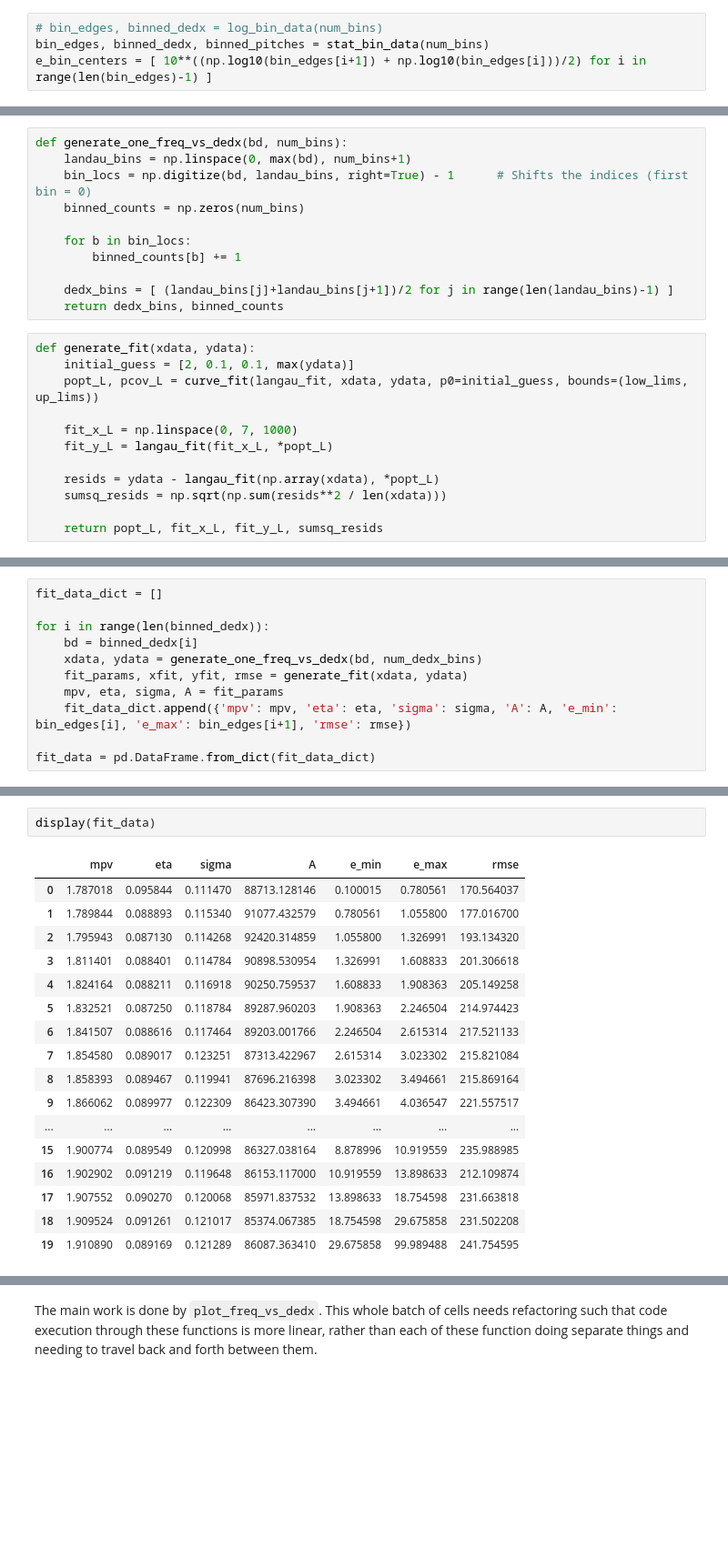
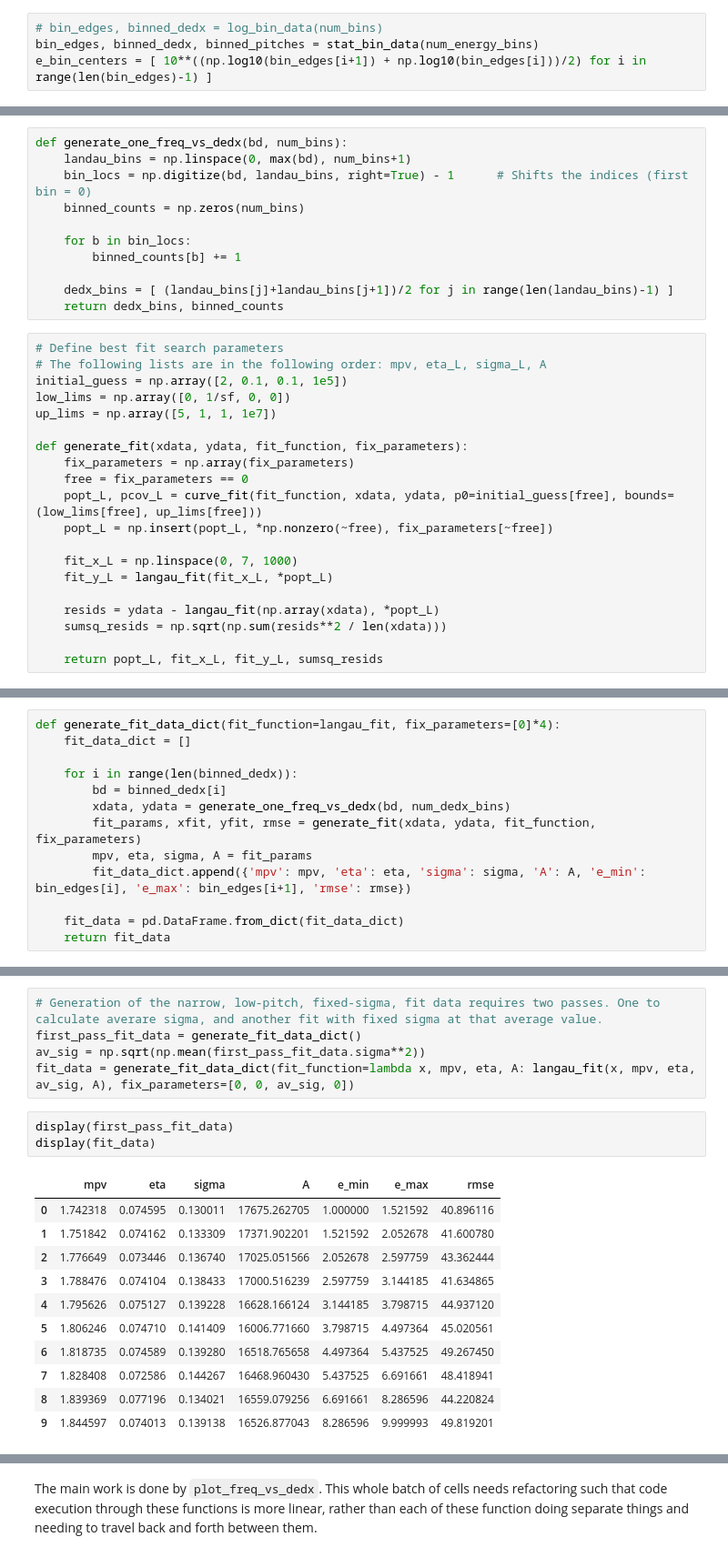
Before and after one commit to socrossley/Cosmic_Muon_CER, a Jupyter notebook: Fit.ipynb, the cells around one changed output, grey strips where cells are left out. Shown at 91% size. Drawn from its saved outputs; the diff is of its cells as text; blank space fills up the shorter version.

```diff
--- a/Fit.ipynb
+++ b/Fit.ipynb
@@ -119,7 +123,7 @@ def stat_bin_data(num_bins=10):
     return bin_edges, binned_dedx, binned_pitches
 # %%
 # bin_edges, binned_dedx = log_bin_data(num_bins)
-bin_edges, binned_dedx, binned_pitches = stat_bin_data(num_bins)
+bin_edges, binned_dedx, binned_pitches = stat_bin_data(num_energy_bins)
 e_bin_centers = [ 10**((np.log10(bin_edges[i+1]) + np.log10(bin_edges[i]))/2) for i in range(len(bin_edges)-1) ]
 # %% [markdown]
 The following cells generate the Landau fits.
@@ -148,9 +148,17 @@ def generate_one_freq_vs_dedx(bd, num_bins):
     dedx_bins = [ (landau_bins[j]+landau_bins[j+1])/2 for j in range(len(landau_bins)-1) ]
     return dedx_bins, binned_counts
 # %%
-def generate_fit(xdata, ydata):
-    initial_guess = [2, 0.1, 0.1, max(ydata)]
-    popt_L, pcov_L = curve_fit(langau_fit, xdata, ydata, p0=initial_guess, bounds=(low_lims, up_lims))
+# Define best fit search parameters
+# The following lists are in the following order: mpv, eta_L, sigma_L, A
+initial_guess = np.array([2, 0.1, 0.1, 1e5])
+low_lims = np.array([0, 1/sf, 0, 0])
+up_lims = np.array([5, 1, 1, 1e7])
+
+def generate_fit(xdata, ydata, fit_function, fix_parameters):
+    fix_parameters = np.array(fix_parameters)
+    free = fix_parameters == 0
+    popt_L, pcov_L = curve_fit(fit_function, xdata, ydata, p0=initial_guess[free], bounds=(low_lims[free], up_lims[free]))
+    popt_L = np.insert(popt_L, *np.nonzero(~free), fix_parameters[~free])
 
     fit_x_L = np.linspace(0, 7, 1000)
     fit_y_L = langau_fit(fit_x_L, *popt_L)
@@ -164,11 +170,13 @@ num_dedx_bins = 1000
 # %%
-fit_data_dict = []
+def generate_fit_data_dict(fit_function=langau_fit, fix_parameters=[0]*4):
+    fit_data_dict = []
 
-for i in range(len(binned_dedx)):
-    bd = binned_dedx[i]
-    xdata, ydata = generate_one_freq_vs_dedx(bd, num_dedx_bins)
-    fit_params, xfit, yfit, rmse = generate_fit(xdata, ydata)
-    mpv, eta, sigma, A = fit_params
-    fit_data_dict.append({'mpv': mpv, 'eta': eta, 'sigma': sigma, 'A': A, 'e_min': bin_edges[i], 'e_max': bin_edges[i+1], 'rmse': rmse})
+    for i in range(len(binned_dedx)):
+        bd = binned_dedx[i]
+        xdata, ydata = generate_one_freq_vs_dedx(bd, num_dedx_bins)
+        fit_params, xfit, yfit, rmse = generate_fit(xdata, ydata, fit_function, fix_parameters)
+        mpv, eta, sigma, A = fit_params
+        fit_data_dict.append({'mpv': mpv, 'eta': eta, 'sigma': sigma, 'A': A, 'e_min': bin_edges[i], 'e_max': bin_edges[i+1], 'rmse': rmse})
 
-fit_data = pd.DataFrame.from_dict(fit_data_dict)
+    fit_data = pd.DataFrame.from_dict(fit_data_dict)
+    return fit_data
@@ -177,20 +183,20 @@ This cell forces the langau widths to be fixed. This may be equivalent to using
+# %%
+# Generation of the narrow, low-pitch, fixed-sigma, fit data requires two passes. One to calculate averare sigma, and another fit with fixed sigma at that average value.
+first_pass_fit_data = generate_fit_data_dict()
+av_sig = np.sqrt(np.mean(first_pass_fit_data.sigma**2))
+fit_data = generate_fit_data_dict(fit_function=lambda x, mpv, eta, A: langau_fit(x, mpv, eta, av_sig, A), fix_parameters=[0, 0, av_sig, 0])
 # %%
+display(first_pass_fit_data)
 display(fit_data)
 # %% [output]
 |  | mpv | eta | sigma | A | e_min | e_max | rmse |
-| 0 | 1.787018 | 0.095844 | 0.111470 | 88713.128146 | 0.100015 | 0.780561 | 170.564037 |
-| 1 | 1.789844 | 0.088893 | 0.115340 | 91077.432579 | 0.780561 | 1.055800 | 177.016700 |
-| 2 | 1.795943 | 0.087130 | 0.114268 | 92420.314859 | 1.055800 | 1.326991 | 193.134320 |
-| 3 | 1.811401 | 0.088401 | 0.114784 | 90898.530954 | 1.326991 | 1.608833 | 201.306618 |
-| 4 | 1.824164 | 0.088211 | 0.116918 | 90250.759537 | 1.608833 | 1.908363 | 205.149258 |
-| 5 | 1.832521 | 0.087250 | 0.118784 | 89287.960203 | 1.908363 | 2.246504 | 214.974423 |
-| 6 | 1.841507 | 0.088616 | 0.117464 | 89203.001766 | 2.246504 | 2.615314 | 217.521133 |
-| 7 | 1.854580 | 0.089017 | 0.123251 | 87313.422967 | 2.615314 | 3.023302 | 215.821084 |
-| 8 | 1.858393 | 0.089467 | 0.119941 | 87696.216398 | 3.023302 | 3.494661 | 215.869164 |
-| 9 | 1.866062 | 0.089977 | 0.122309 | 86423.307390 | 3.494661 | 4.036547 | 221.557517 |
-| ... | ... | ... | ... | ... | ... | ... | ... |
-| 15 | 1.900774 | 0.089549 | 0.120998 | 86327.038164 | 8.878996 | 10.919559 | 235.988985 |
-| 16 | 1.902902 | 0.091219 | 0.119648 | 86153.117000 | 10.919559 | 13.898633 | 212.109874 |
-| 17 | 1.907552 | 0.090270 | 0.120068 | 85971.837532 | 13.898633 | 18.754598 | 231.663818 |
-| 18 | 1.909524 | 0.091261 | 0.121017 | 85374.067385 | 18.754598 | 29.675858 | 231.502208 |
-| 19 | 1.910890 | 0.089169 | 0.121289 | 86087.363410 | 29.675858 | 99.989488 | 241.754595 |
+| 0 | 1.742318 | 0.074595 | 0.130011 | 17675.262705 | 1.000000 | 1.521592 | 40.896116 |
+| 1 | 1.751842 | 0.074162 | 0.133309 | 17371.902201 | 1.521592 | 2.052678 | 41.600780 |
+| 2 | 1.776649 | 0.073446 | 0.136740 | 17025.051566 | 2.052678 | 2.597759 | 43.362444 |
+| 3 | 1.788476 | 0.074104 | 0.138433 | 17000.516239 | 2.597759 | 3.144185 | 41.634865 |
+| 4 | 1.795626 | 0.075127 | 0.139228 | 16628.166124 | 3.144185 | 3.798715 | 44.937120 |
+| 5 | 1.806246 | 0.074710 | 0.141409 | 16006.771660 | 3.798715 | 4.497364 | 45.020561 |
+| 6 | 1.818735 | 0.074589 | 0.139280 | 16518.765658 | 4.497364 | 5.437525 | 49.267450 |
+| 7 | 1.828408 | 0.072586 | 0.144267 | 16468.960430 | 5.437525 | 6.691661 | 48.418941 |
+| 8 | 1.839369 | 0.077196 | 0.134021 | 16559.079256 | 6.691661 | 8.286596 | 44.220824 |
+| 9 | 1.844597 | 0.074013 | 0.139138 | 16526.877043 | 8.286596 | 9.999993 | 49.819201 |
```
Also changed, not shown: parts of 7 cells of this notebook, 6 other files.
